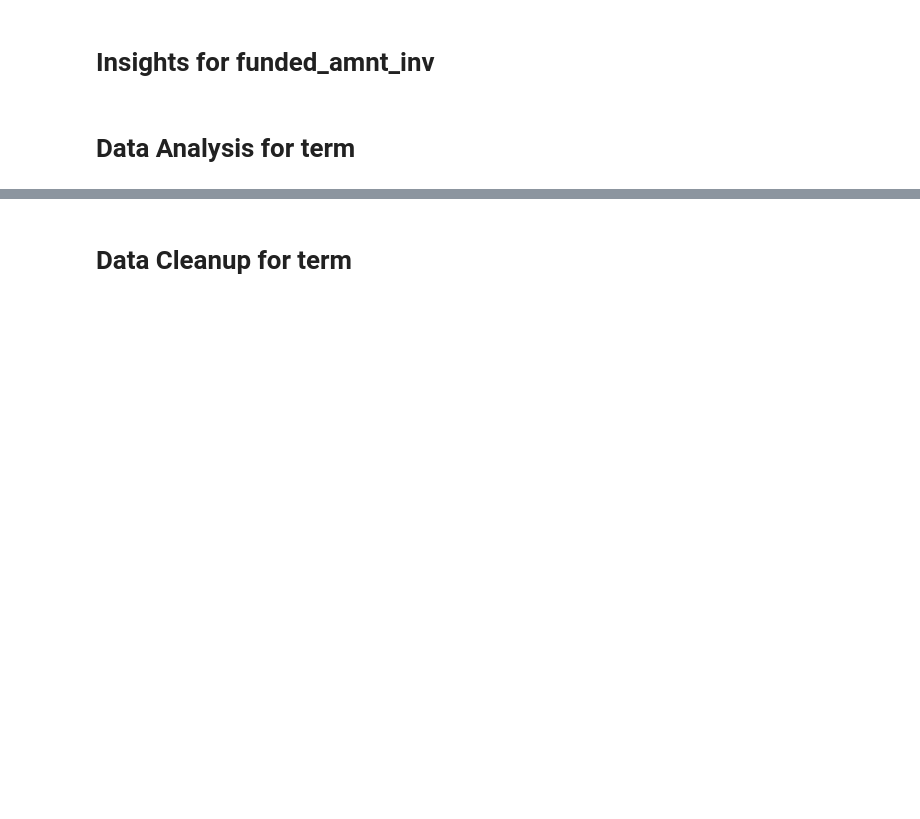
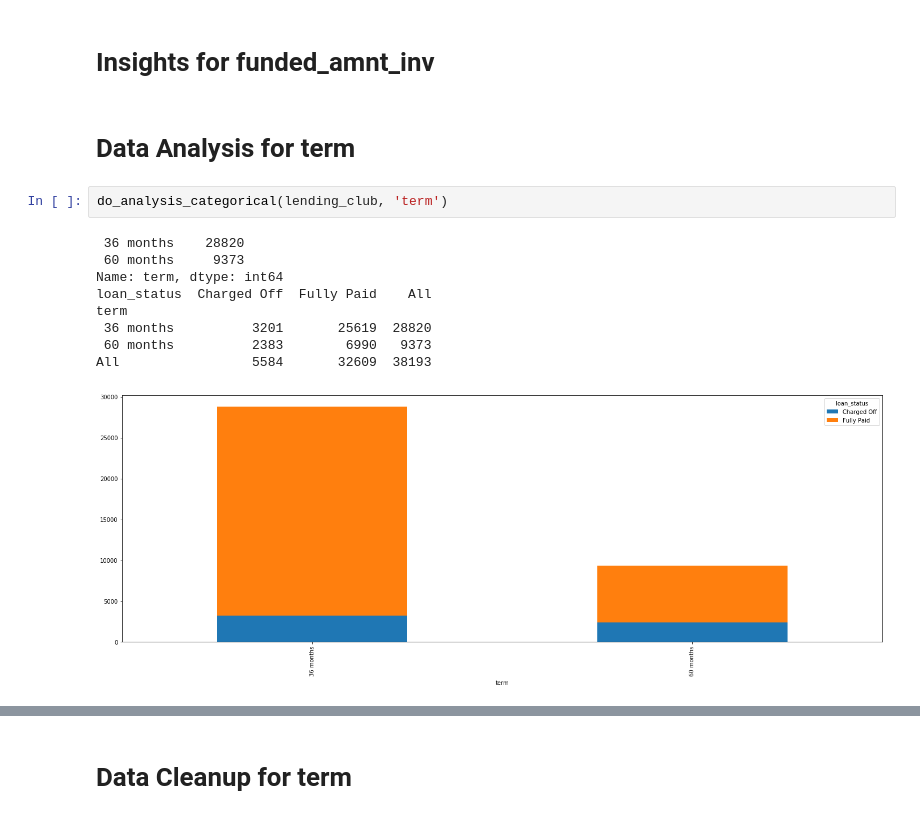
Before and after one commit to amirivija/EDA, a Jupyter notebook: group_assignment.ipynb, the cells around one changed output, grey strips where cells are left out. Drawn from its saved outputs; the diff is of its cells as text; blank space fills up the shorter version.

```diff
--- a/group_assignment.ipynb
+++ b/group_assignment.ipynb
@@ -150,3 +196,15 @@ The Loan amount is corelated positively with the annual income
 # Insights for funded_amnt_inv
 # %% [markdown]
 # Data Analysis for term
+# %%
+do_analysis_categorical(lending_club, 'term')
+# %% [output]
+ 36 months    28820
+ 60 months     9373
+Name: term, dtype: int64
+loan_status  Charged Off  Fully Paid    All
+term
+ 36 months          3201       25619  28820
+ 60 months          2383        6990   9373
+All                 5584       32609  38193
+[figure, added]
```
Also changed, not shown: parts of 28 cells of this notebook.
